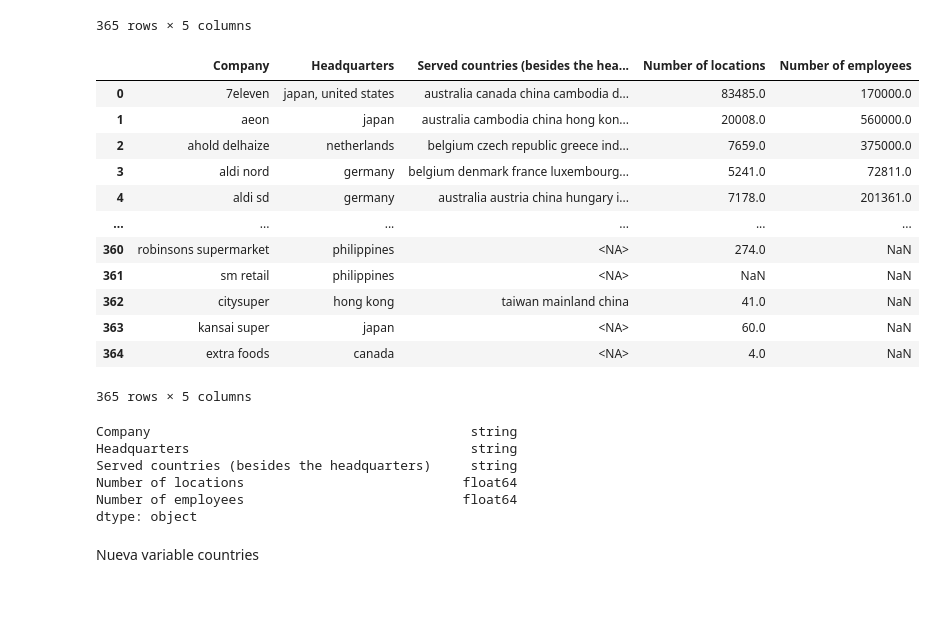
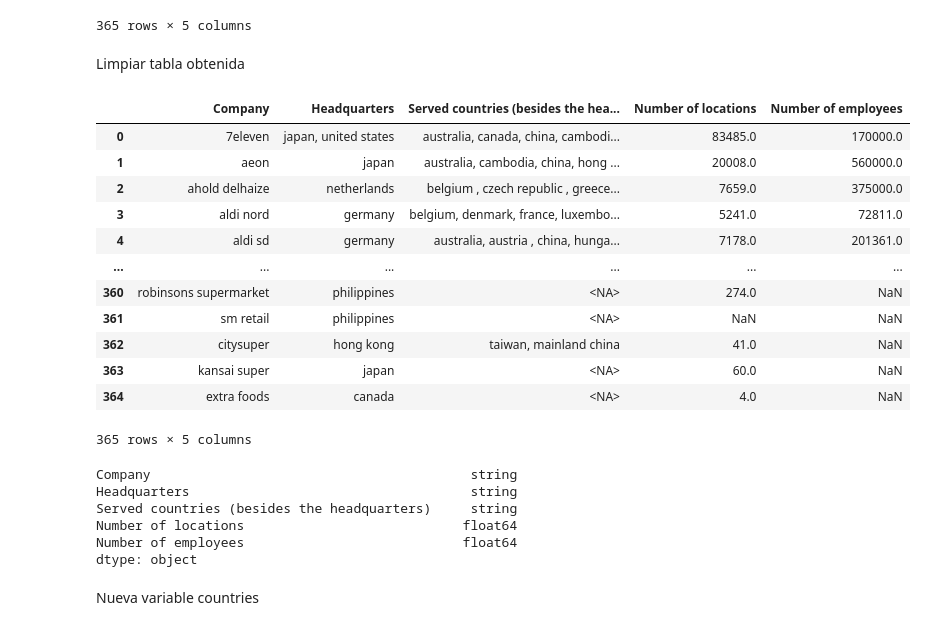
Before and after one commit to mjgalaz/Supermarket-ETL-Web-scraping, a Jupyter notebook: Web_Scraping_Wikipedia_table.ipynb, the cells around one changed output. Drawn from its saved outputs; the diff is of its cells as text; code cells hidden in the pictures; blank space fills up the shorter version.

```diff
--- a/Web_Scraping_Wikipedia_table.ipynb
+++ b/Web_Scraping_Wikipedia_table.ipynb
@@ -68,6 +68,8 @@ display(copia_tabla_multinational)
 | 363 | Kansai Super | Japan | NaN | 60 | NaN |
 | 364 | Extra Foods | Canada | NaN | 4 | NaN |
 365 rows × 5 columns
+# %% [markdown]
+Limpiar tabla obtenida
 # %%
 # Agrupar variables numéricas
 numeric_cols = ['Number of locations', 'Number of employees']
@@ -80,6 +82,8 @@ copia_tabla_multinational['Headquarters'] = copia_tabla_multinational['Headquart
 
 # Reemplazar 'USA' por 'United States' en la columna 'Served countries (besides the headquarters)'
 copia_tabla_multinational['Served countries (besides the headquarters)'] = copia_tabla_multinational['Served countries (besides the headquarters)'].str.replace('USA', 'United States')
+# Reemplazar un valor específico por otro en la columna 'Served countries (besides the headquarters)'
+copia_tabla_multinational['Served countries (besides the headquarters)'] = copia_tabla_multinational['Served countries (besides the headquarters)'].replace('Colombia branded as ARA, Poland branded as Biedronka', 'Colombia, Poland')
 
 import re
 # Definir patrón de búsqueda para encontrar 'and' que no esté seguido por 'Bosnia and Herzegovina'
@@ -95,8 +99,9 @@ copia_tabla_multinational['Company'] = copia_tabla_multinational['Company'].str.
 # Limpiar la variable 'Headquarters'
 copia_tabla_multinational['Headquarters'] = copia_tabla_multinational['Headquarters'].str.lower()
 
-# Limpiar la variable 'Served countries (besides the headquarters)'
-copia_tabla_multinational['Served countries (besides the headquarters)'] = copia_tabla_multinational['Served countries (besides the headquarters)'].str.replace(r'[^a-zA-Z0-9\s]', '', regex=True)
+# Limpiar los datos de caracteres especiales salvo las comas de la variable 'Served countries (besides the headquarters)'
+copia_tabla_multinational['Served countries (besides the headquarters)'] = copia_tabla_multinational['Served countries (besides the headquarters)'].str.replace(r'[^\w\s,]', '', regex=True)
+#Poner en minuscula los datos de la variable Served countries (besides the headquarters)'
 copia_tabla_multinational['Served countries (besides the headquarters)'] = copia_tabla_multinational['Served countries (besides the headquarters)'].str.lower()
 
 # Eliminar el signo "+" y la coma de las columnas en numeric_cols
@@ -115,42 +120,42 @@ def remove_whitespace(x):
 
     if isinstance(x, str):
         return normalize('NFKC', x).replace(' ', '')
     else:
         return x
 
 # Aplicar función remove_whitespace a columnas en variable y las reemplazamos en la copia
 copia_tabla_multinational[numeric_cols] = copia_tabla_multinational[numeric_cols].applymap(remove_whitespace)
 
 # Verificamos si se quitaron los espacios en blanco
 copia_tabla_multinational.head()
 
 # Mostrar tipo de datos de la copia
 copia_tabla_multinational.dtypes
 
 # Asignar el tipo de dato numérico a columnas en la copia
 copia_tabla_multinational[numeric_cols] = copia_tabla_multinational[numeric_cols].apply(pd.to_numeric)
 
 # Convertir las columnas 'Company', 'Headquarters' y 'Served countries (besides the headquarters)' al tipo de dato string
 copia_tabla_multinational['Company'] = copia_tabla_multinational['Company'].astype('string')
 copia_tabla_multinational['Headquarters'] = copia_tabla_multinational['Headquarters'].astype('string')
 copia_tabla_multinational['Served countries (besides the headquarters)'] = copia_tabla_multinational['Served countries (besides the headquarters)'].astype('string')
 
 # Ver tabla
 display(copia_tabla_multinational)
 
 # Verificamos que las columnas con números tengan el tipo de dato numérico asignado en la copia
 copia_tabla_multinational.dtypes
 # %% [output]
 |  | Company | Headquarters | Served countries (besides the hea... | Number of locations | Number of employees |
-| 0 | 7eleven | japan, united states | australia canada china cambodia d... | 83485.0 | 170000.0 |
-| 1 | aeon | japan | australia cambodia china hong kon... | 20008.0 | 560000.0 |
-| 2 | ahold delhaize | netherlands | belgium czech republic greece ind... | 7659.0 | 375000.0 |
-| 3 | aldi nord | germany | belgium denmark france luxembourg... | 5241.0 | 72811.0 |
-| 4 | aldi sd | germany | australia austria china hungary i... | 7178.0 | 201361.0 |
+| 0 | 7eleven | japan, united states | australia, canada, china, cambodi... | 83485.0 | 170000.0 |
+| 1 | aeon | japan | australia, cambodia, china, hong ... | 20008.0 | 560000.0 |
+| 2 | ahold delhaize | netherlands | belgium , czech republic , greece... | 7659.0 | 375000.0 |
+| 3 | aldi nord | germany | belgium, denmark, france, luxembo... | 5241.0 | 72811.0 |
+| 4 | aldi sd | germany | australia, austria , china, hunga... | 7178.0 | 201361.0 |
 | ... | ... | ... | ... | ... | ... |
 | 360 | robinsons supermarket | philippines | <NA> | 274.0 | NaN |
 | 361 | sm retail | philippines | <NA> | NaN | NaN |
-| 362 | citysuper | hong kong | taiwan mainland china | 41.0 | NaN |
+| 362 | citysuper | hong kong | taiwan, mainland china | 41.0 | NaN |
 | 363 | kansai super | japan | <NA> | 60.0 | NaN |
 | 364 | extra foods | canada | <NA> | 4.0 | NaN |
 365 rows × 5 columns
```
Also changed, not shown: parts of 8 cells of this notebook.
